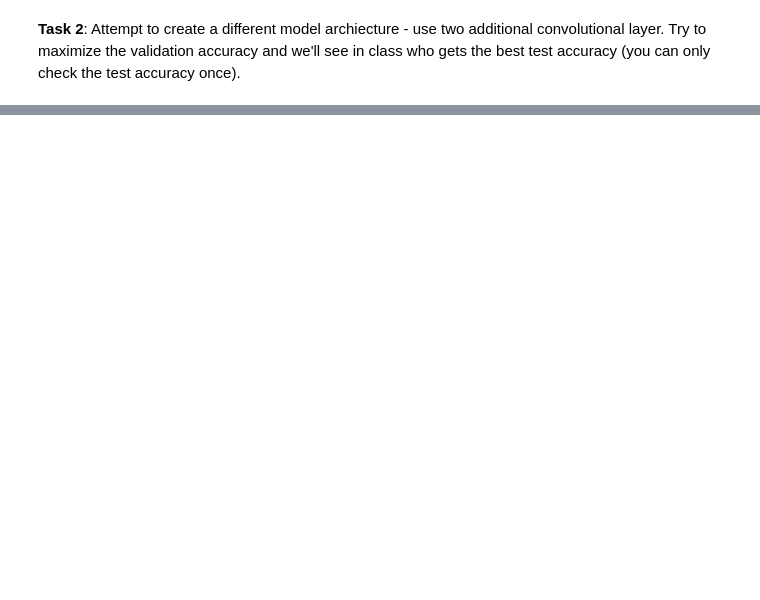
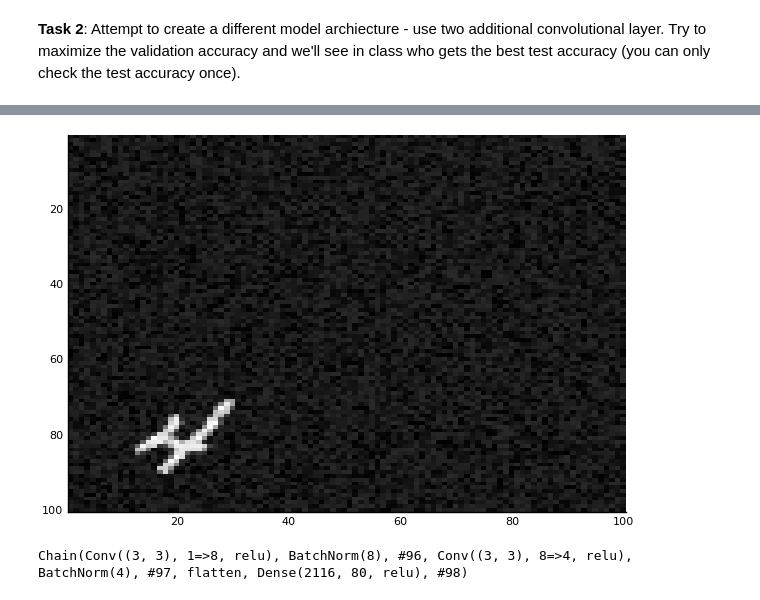
Before and after one commit to yoninazarathy/MathematicalEngineeringDeepLearning, a Jupyter notebook: Practical_Unit5/Practical5Julia.ipynb, the cells around one changed output, grey strips where cells are left out. Saved outputs shown, nothing was run; the diff lists cells and outputs as text; code cells hidden in the pictures; blank space fills up the shorter version.

```diff
--- a/Practical_Unit5/Practical5Julia.ipynb
+++ b/Practical_Unit5/Practical5Julia.ipynb
@@ -270,0 +321,47 @@ testModel(trainedModel)
+# %%
+using Random
+Random.seed!(0)
+
+dataLen = 1000
+xData = zeros(totalDim,totalDim,1,dataLen);
+yData = zeros(13,dataLen);  #pc, x, y, 10 classes
+
+for i in 1:dataLen
+    img = zeros(100,100);
+    x , y = rand(1:72),rand(1:72)
+    if rand() < 0.8
+        xData[x:(x+27),y:(y+27),1,i] = digitsMNISTtrain_x[:,:,i]
+        yData[1,i] = 1
+        yData[2,i] = x
+        yData[3,i] = y
+        yData[4+digitsMNISTtrain_y[i],i] = 1
+    end
+    xData[:,:,1,i] += 0.2*rand(totalDim,totalDim)
+end
+# %%
+heatmap(xData[:,:,1,10]',yflip=true,legend=false,color=:greys)
+# %% [output]
+[figure, added]
+# %%
+using Flux
+
+function buildLocalizationModel()
+    Chain(  #Assuming 100x100
+      Conv((3, 3), 1 => 8, relu, pad=(0, 0), stride=(1, 1)),
+      BatchNorm(8),
+      x -> maxpool(x, (2, 2)),  #16x16x8
+      Conv((3, 3), 8 => 4, relu, pad=(0, 0), stride=(1, 1)), #14x14x4  convolutional layer
+      BatchNorm(4),
+      x -> maxpool(x, (2, 2)), #7x7x4 ,
+      flatten,  #196 neurons
+      Dense(2116, 80, relu),
+      (prev)->vcat( sigmoid.(Dense(80,1)(prev)),
+                    Dense(80,1)(prev),
+                    Dense(80,1)(prev),
+                    softmax(Dense(80,10)(prev))...)
+    )
+end
+
+modelLocalization = buildLocalizationModel()
+# %% [output]
+Chain(Conv((3, 3), 1=>8, relu), BatchNorm(8), #96, Conv((3, 3), 8=>4, relu), BatchNorm(4), #97, flatten, Dense(2116, 80, relu), #98)
```
Also changed, not shown: parts of 12 cells of this notebook.
